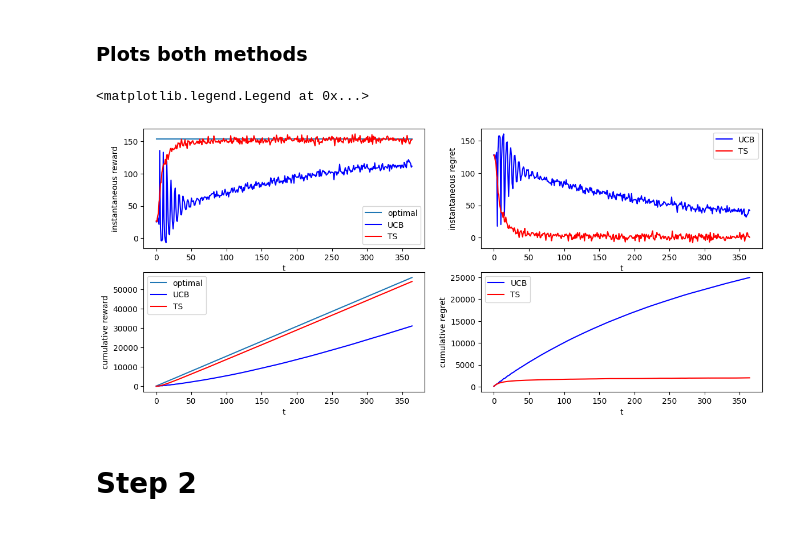
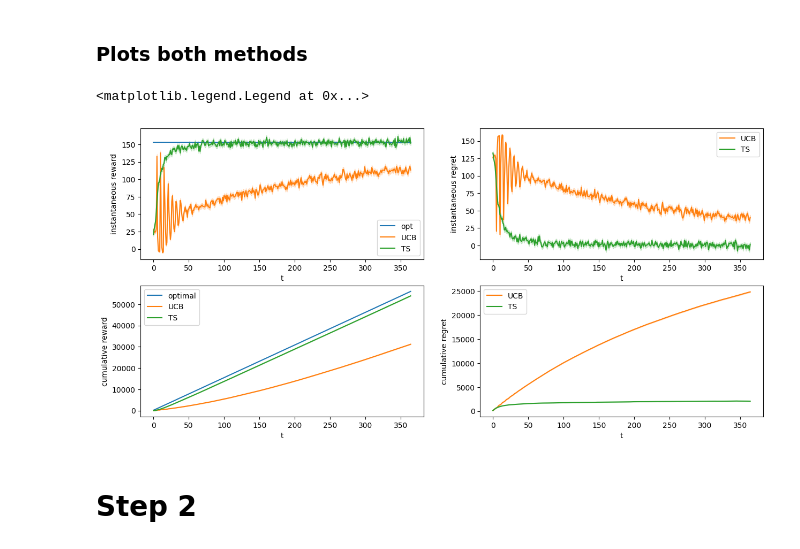
Before and after one commit to ossama-eloukili/Online-Learning-Applications-Project, a Jupyter notebook: bySTEPS.ipynb, the cells around one changed output. Saved outputs shown, nothing was run; the diff lists cells and outputs as text; code cells hidden in the pictures.

Commit message:
update plots

```diff
--- a/bySTEPS.ipynb
+++ b/bySTEPS.ipynb
@@ -295,13 +299,12 @@ opt = n_daily_clicks * C1.conversion_rate_function(prices[opt_arm]) * margin - c
 # %%
 ## UCB learner
 
-n_experiments = 1000
 ucb_rewards_per_experiment = []
 
 for e in range(0, n_experiments):
     # print(f'{e/n_experiments*100}%')
 
-    env = Environment(n_arms, prices, C1)
+    env = PricingEnvironment(prices, C1)
     ucb_learner = Custom_UCB_Learner(n_arms,n_daily_clicks)
 
     rewards_single_experiment = []
@@ -318,13 +321,12 @@ for e in range(0, n_experiments):
 # %%
 ## TS learner
 
-n_experiments = 1000
 ts_rewards_per_experiment = []
 
 for e in range(0, n_experiments):
     # print(f'{e/n_experiments*100}%')
 
-    env = Environment(n_arms, prices, C1)
+    env = PricingEnvironment(prices, C1)
     ts_learner = Custom_TS_Learner(n_arms,n_daily_clicks)
 
     rewards_single_experiment = []
@@ -339,48 +341,60 @@ for e in range(0, n_experiments):
 # %% [markdown]
 ### Plots both methods
 # %%
-std_inst = np.std(ucb_rewards_per_experiment, axis = 0)/np.sqrt(n_experiments)
-std_cum = np.std(np.cumsum(ucb_rewards_per_experiment, axis = 1), axis = 0)/np.sqrt(n_experiments)
+ucb_std_inst = np.std(ucb_rewards_per_experiment, axis = 0)/np.sqrt(n_experiments)
+ucb_std_cum = np.std(np.cumsum(ucb_rewards_per_experiment, axis = 1), axis = 0)/np.sqrt(n_experiments)
 
-mean_rewards_hat = np.mean(ucb_rewards_per_experiment, axis = 0)
+ucb_mean_rewards_hat = np.mean(ucb_rewards_per_experiment, axis = 0)
+
+
+ts_std_inst = np.std(ts_rewards_per_experiment, axis = 0)/np.sqrt(n_experiments)
+ts_std_cum = np.std(np.cumsum(ts_rewards_per_experiment, axis = 1), axis = 0)/np.sqrt(n_experiments)
+
+ts_mean_rewards_hat = np.mean(ts_rewards_per_experiment, axis = 0)
 # %%
 #Plots
-plt.figure(figsize = (14,6))
+plt.figure(figsize = (15,7))
 
 plt.subplot(2,2,1)
 plt.xlabel("t")
 plt.ylabel("instantaneous reward")
-plt.plot(np.full(T,opt))
-plt.plot(np.mean(ucb_rewards_per_experiment, axis = 0), 'b')
-plt.plot(np.mean(ts_rewards_per_experiment, axis = 0), 'r')
-plt.legend(["optimal","UCB","TS"])
+plt.plot(np.full(T,opt), label = "opt")
+plt.plot(ucb_mean_rewards_hat, color = 'C1', label = "UCB")
+plt.fill_between(np.arange(T), ucb_mean_rewards_hat - ucb_std_inst, ucb_mean_rewards_hat + ucb_std_inst, alpha = 0.2, color = 'C1')
+plt.plot(ts_mean_rewards_hat, color = 'C2', label = "TS")
+plt.fill_between(np.arange(T), ts_mean_rewards_hat-ts_std_inst, ts_mean_rewards_hat + ts_std_inst, alpha = 0.2, color = 'C2')
+plt.legend()
 
 plt.subplot(2,2,2)
 plt.xlabel("t")
 plt.ylabel("instantaneous regret")
-plt.plot(np.mean(opt - ucb_rewards_per_experiment, axis = 0), 'b')
-plt.plot(np.mean(opt - ts_rewards_per_experiment, axis = 0), 'r')
-plt.legend(["UCB","TS"])
-
-
+plt.plot(opt - ucb_mean_rewards_hat, color = "C1", label = "UCB")
+plt.fill_between(np.arange(T), opt - ucb_mean_rewards_hat - ucb_std_inst, opt - ucb_mean_rewards_hat + ucb_std_inst, alpha = 0.2, color = 'C1')
+plt.plot(opt - ts_mean_rewards_hat, color = "C2", label = "TS")
+plt.fill_between(np.arange(T), opt - ts_mean_rewards_hat - ts_std_inst, opt - ts_mean_rewards_hat + ts_std_inst, alpha = 0.2, color = 'C2')
+plt.legend()
 
 plt.subplot(2,2,3)
 plt.xlabel("t")
 plt.ylabel("cumulative reward")
-plt.plot(np.cumsum(np.full(T,opt)))
-plt.plot(np.cumsum(np.mean(ucb_rewards_per_experiment, axis = 0)), 'b')
-plt.plot(np.cumsum(np.mean(ts_rewards_per_experiment, axis = 0)), 'r')
-plt.legend(["optimal","UCB","TS"])
+plt.plot(np.cumsum(np.full(T,opt)), label = "optimal")
+plt.plot(np.cumsum(ucb_mean_rewards_hat), color = "C1", label = "UCB")
+plt.fill_between(np.arange(T), np.cumsum(ucb_mean_rewards_hat) - ucb_std_cum, np.cumsum(ucb_mean_rewards_hat) + ucb_std_cum, alpha = 0.2, color = 'C1')
+plt.plot(np.cumsum(ts_mean_rewards_hat), color = "C2", label = "TS")
+plt.fill_between(np.arange(T), np.cumsum(ts_mean_rewards_hat) - ts_std_cum, np.cumsum(ts_mean_rewards_hat) + ts_std_cum, alpha = 0.2, color = 'C2')
+plt.legend()
 
 plt.subplot(2,2,4)
 plt.xlabel("t")
 plt.ylabel("cumulative regret")
-plt.plot(np.cumsum(np.mean(opt - ucb_rewards_per_experiment, axis = 0)), 'b')
-plt.plot(np.cumsum(np.mean(opt - ts_rewards_per_experiment, axis = 0)), 'r')
-plt.legend(["UCB","TS"])
+plt.plot(np.cumsum(opt - ucb_mean_rewards_hat), color = "C1", label = "UCB")
+plt.fill_between(np.arange(T), np.cumsum(opt - ucb_mean_rewards_hat) - ucb_std_cum, np.cumsum(opt - ucb_mean_rewards_hat) + ucb_std_cum, alpha = 0.2, color = 'C1')
+plt.plot(np.cumsum(opt - ts_mean_rewards_hat), color = "C2", label = "TS")
+plt.fill_between(np.arange(T), np.cumsum(opt - ts_mean_rewards_hat) - ts_std_cum, np.cumsum(opt - ts_mean_rewards_hat) + ts_std_cum, alpha = 0.2, color = 'C2')
+plt.legend()
 # %% [output]
 <matplotlib.legend.Legend at 0x...>
-[figure, old version]
+[figure, new version]
 # %% [markdown]
 # Step 2
 # %% [markdown]
```
Also changed, not shown: parts of 22 cells of this notebook.
